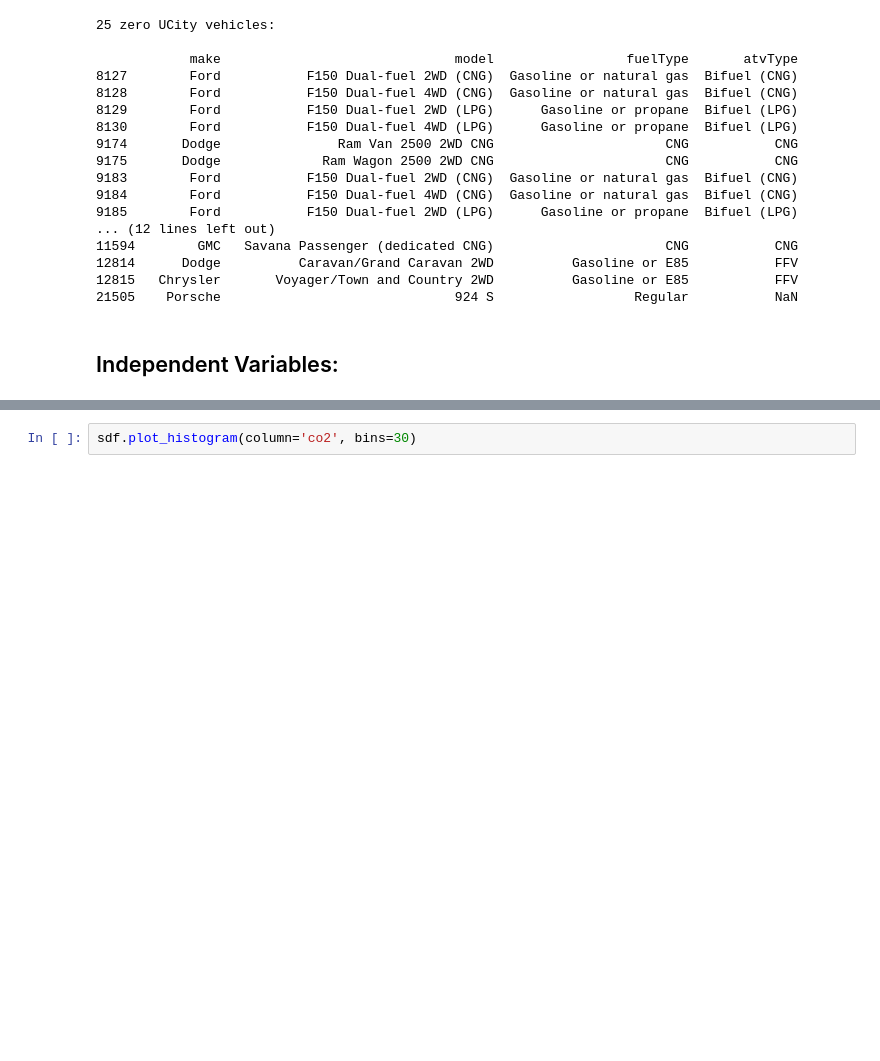
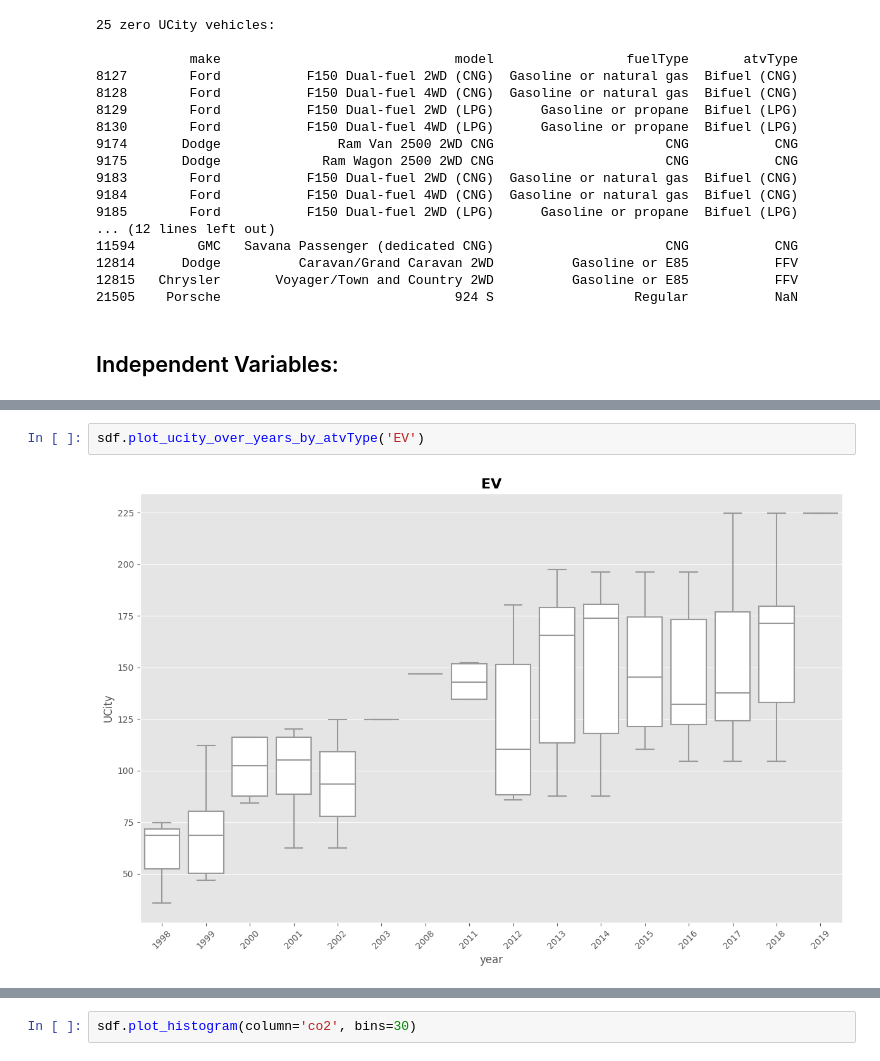
Before and after one commit to alkhalifas/cs6140-machine-learning, a Jupyter notebook: assignment1/assignment1_eda.ipynb, the cells around one changed output, grey strips where cells are left out. Saved outputs shown, nothing was run; the diff lists cells and outputs as text; blank space fills up the shorter version.

```diff
--- a/assignment1/assignment1_eda.ipynb
+++ b/assignment1/assignment1_eda.ipynb
@@ -423,0 +525,4 @@ zero_UCity_vehicles = sdf.get_zero_UCity_vehicles()
+# %%
+sdf.plot_ucity_over_years_by_atvType('EV')
+# %% [output]
+[figure, added]
```
Also changed, not shown: parts of 6 cells of this notebook.
